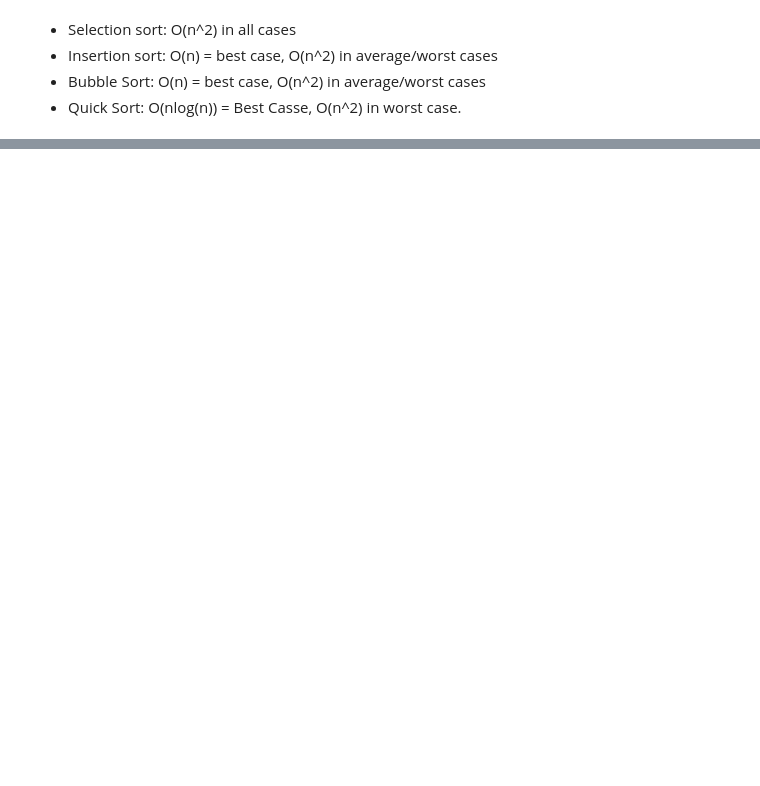
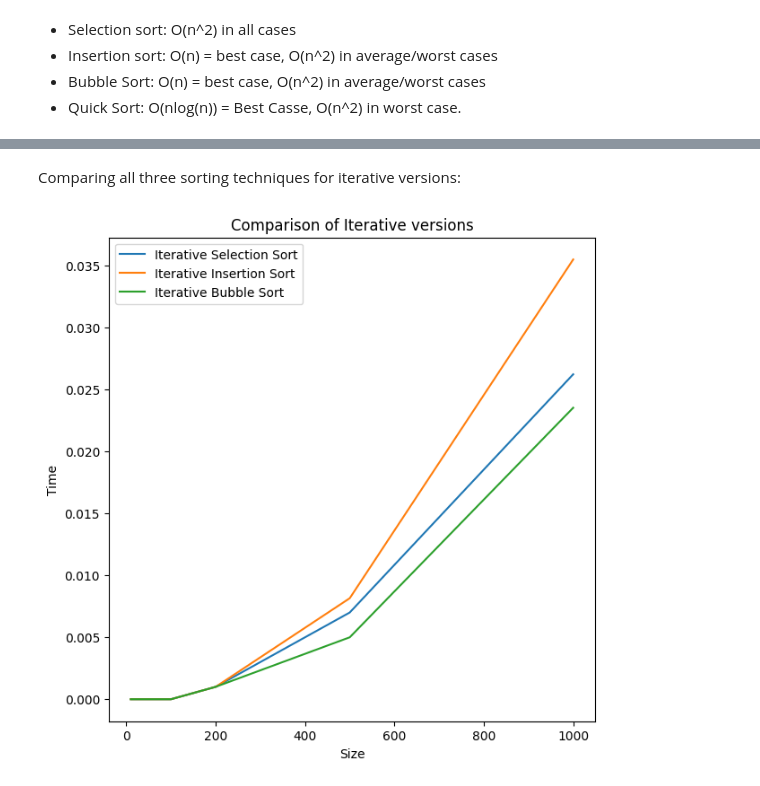
Before and after one commit to Aditya-Codes-247/Design_and_Analysis_of_Algorithms, a Jupyter notebook: Practical_2.ipynb, the cells around one changed output, grey strips where cells are left out. Cells and saved outputs as stored; diff of their text form; code cells hidden in the pictures; blank space fills up the shorter version.

```diff
--- a/Practical_2.ipynb
+++ b/Practical_2.ipynb
@@ -168,0 +279,15 @@ After
+# %% [markdown]
+Comparing all three sorting techniques for iterative versions:
+# %%
+# Plots
+plt.figure(figsize=(7,7))
+plt.plot(size, ti, label='Iterative Selection Sort')
+plt.plot(size, tii, label='Iterative Insertion Sort')
+plt.plot(size, tbi, label='Iterative Bubble Sort')
+plt.title("Comparison of Iterative versions")
+plt.xlabel("Size")
+plt.ylabel("Time")
+plt.legend()
+plt.show()
+# %% [output]
+[figure, added]
```
Also changed, not shown: parts of 29 cells of this notebook.
